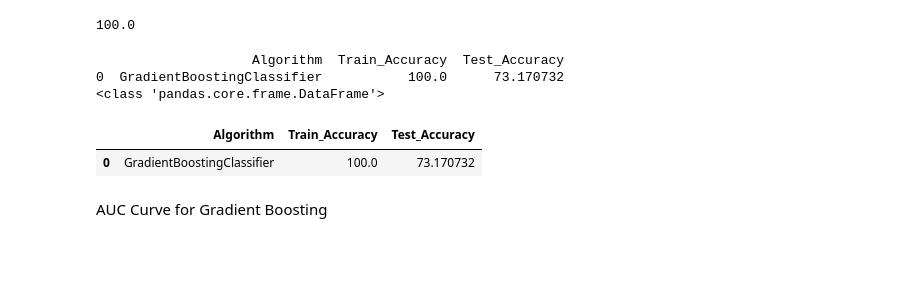
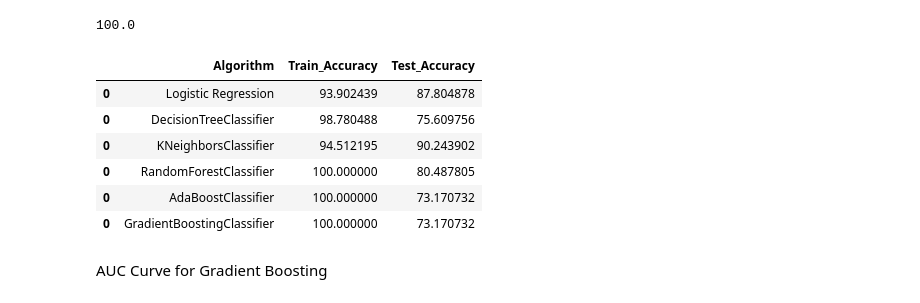
Before and after one commit to n8fury/MVP_Predictor-T20_Mens_Worldcup_2022, a Jupyter notebook: Notebooks/models.ipynb, the cells around one changed output. Cells and saved outputs as stored; diff of their text form; code cells hidden in the pictures; blank space fills up the shorter version.

Commit message:
updated "Results" Dataframe

```diff
--- a/Notebooks/models.ipynb
+++ b/Notebooks/models.ipynb
@@ -448,10 +434,7 @@ knn_train_acc
 # %%
 tempResults = pd.DataFrame({'Algorithm': ['KNeighborsClassifier'], 'Train_Accuracy': [
                            knn_train_acc], 'Test_Accuracy': [knn_acc]})
-print(tempResults)
 
-results = pd.DataFrame()
-print(type(results))
 
 results = pd.concat([results, tempResults])
 
@@ -531,10 +513,7 @@ rfc_train_acc
 # %%
 tempResults = pd.DataFrame({'Algorithm': ['RandomForestClassifier'], 'Train_Accuracy': [
                            rfc_train_acc], 'Test_Accuracy': [rfc_acc]})
-print(tempResults)
 
-results = pd.DataFrame()
-print(type(results))
 
 results = pd.concat([results, tempResults])
 
@@ -549,8 +527,0 @@ results
-# %%
-tempResults = pd.DataFrame(
-    {'Algorithm': [' RandomForestClassifier'], 'Test_Accuracy': [rfc_acc]})
-
-results = pd.concat([results, tempResults])
-
-results = results[['Algorithm', 'Test_Accuracy']]
-results
@@ -626,10 +593,6 @@ adb_train_acc
 # %%
 tempResults = pd.DataFrame({'Algorithm': ['AdaBoostClassifier'], 'Train_Accuracy': [
                            adb_train_acc], 'Test_Accuracy': [adb_acc]})
-print(tempResults)
-
-results = pd.DataFrame()
-print(type(results))
 
 results = pd.concat([results, tempResults])
 
@@ -709,21 +673,19 @@ gbc_train_acc
 # %%
 tempResults = pd.DataFrame({'Algorithm': ['GradientBoostingClassifier'], 'Train_Accuracy': [
                            gbc_train_acc], 'Test_Accuracy': [gbc_acc]})
-print(tempResults)
-
-results = pd.DataFrame()
-print(type(results))
 
 results = pd.concat([results, tempResults])
 
 results = results[['Algorithm', 'Train_Accuracy', 'Test_Accuracy']]
 results
 # %% [output]
-                    Algorithm  Train_Accuracy  Test_Accuracy
-0  GradientBoostingClassifier           100.0      73.170732
-<class 'pandas.core.frame.DataFrame'>
 |  | Algorithm | Train_Accuracy | Test_Accuracy |
-| 0 | GradientBoostingClassifier | 100.0 | 73.170732 |
+| 0 | Logistic Regression | 93.902439 | 87.804878 |
+| 0 | DecisionTreeClassifier | 98.780488 | 75.609756 |
+| 0 | KNeighborsClassifier | 94.512195 | 90.243902 |
+| 0 | RandomForestClassifier | 100.000000 | 80.487805 |
+| 0 | AdaBoostClassifier | 100.000000 | 73.170732 |
+| 0 | GradientBoostingClassifier | 100.000000 | 73.170732 |
 # %% [markdown]
 AUC Curve for Gradient Boosting
 # %%
```
Also changed, not shown: parts of 6 cells of this notebook.
